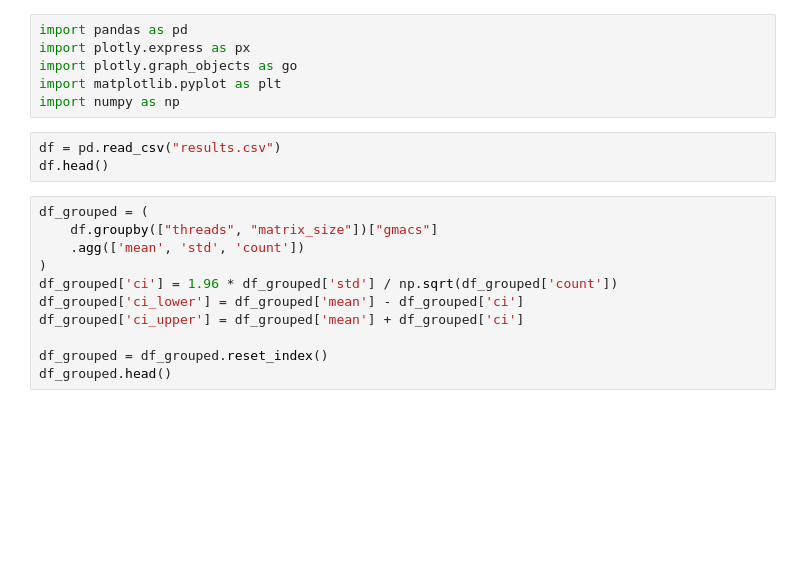
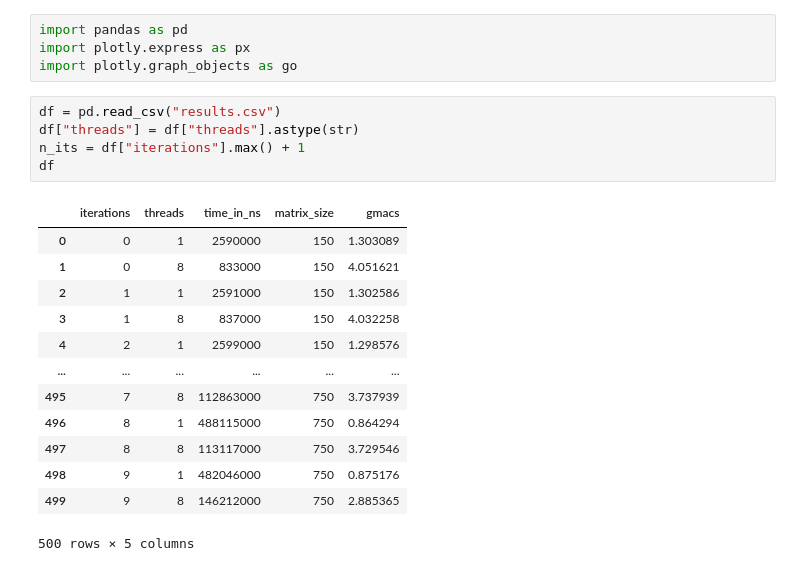
Before and after one commit to DHL-ASC/DHL-LinAlg, a Jupyter notebook: examples/timing_visualisation.ipynb, the cells around one changed output. Saved outputs shown, nothing was run; the diff lists cells and outputs as text; blank space fills up the shorter version.

```diff
--- a/examples/timing_visualisation.ipynb
+++ b/examples/timing_visualisation.ipynb
@@ -2,19 +2,22 @@
 import pandas as pd
 import plotly.express as px
 import plotly.graph_objects as go
-import matplotlib.pyplot as plt
-import numpy as np
 # %%
 df = pd.read_csv("results.csv")
-df.head()
+df["threads"] = df["threads"].astype(str)
+n_its = df["iterations"].max() + 1
+df
+# %% [output]
+|  | iterations | threads | time_in_ns | matrix_size | gmacs |
+| 0 | 0 | 1 | 2590000 | 150 | 1.303089 |
+| 1 | 0 | 8 | 833000 | 150 | 4.051621 |
+| 2 | 1 | 1 | 2591000 | 150 | 1.302586 |
+| 3 | 1 | 8 | 837000 | 150 | 4.032258 |
+| 4 | 2 | 1 | 2599000 | 150 | 1.298576 |
+| ... | ... | ... | ... | ... | ... |
+| 495 | 7 | 8 | 112863000 | 750 | 3.737939 |
+| 496 | 8 | 1 | 488115000 | 750 | 0.864294 |
+| 497 | 8 | 8 | 113117000 | 750 | 3.729546 |
+| 498 | 9 | 1 | 482046000 | 750 | 0.875176 |
+| 499 | 9 | 8 | 146212000 | 750 | 2.885365 |
+500 rows × 5 columns
-# %%
-df_grouped = (
-    df.groupby(["threads", "matrix_size"])["gmacs"]
-    .agg(['mean', 'std', 'count'])
-)
-df_grouped['ci'] = 1.96 * df_grouped['std'] / np.sqrt(df_grouped['count'])
-df_grouped['ci_lower'] = df_grouped['mean'] - df_grouped['ci']
-df_grouped['ci_upper'] = df_grouped['mean'] + df_grouped['ci']
-
-df_grouped = df_grouped.reset_index()
-df_grouped.head()
```
Also changed, not shown: parts of 4 cells of this notebook.
